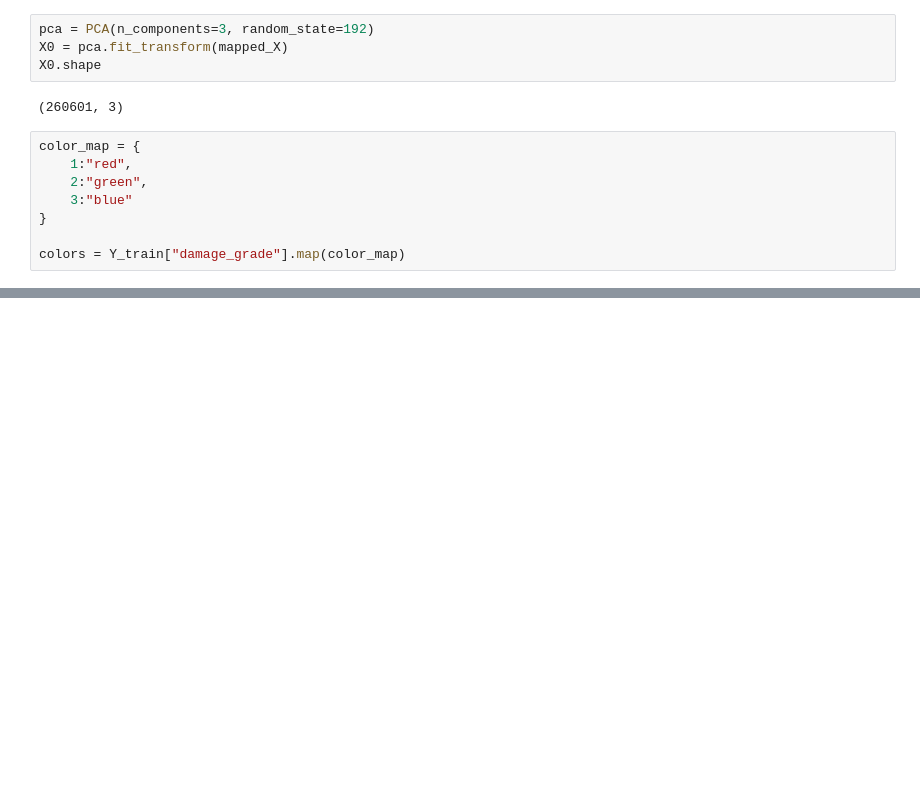
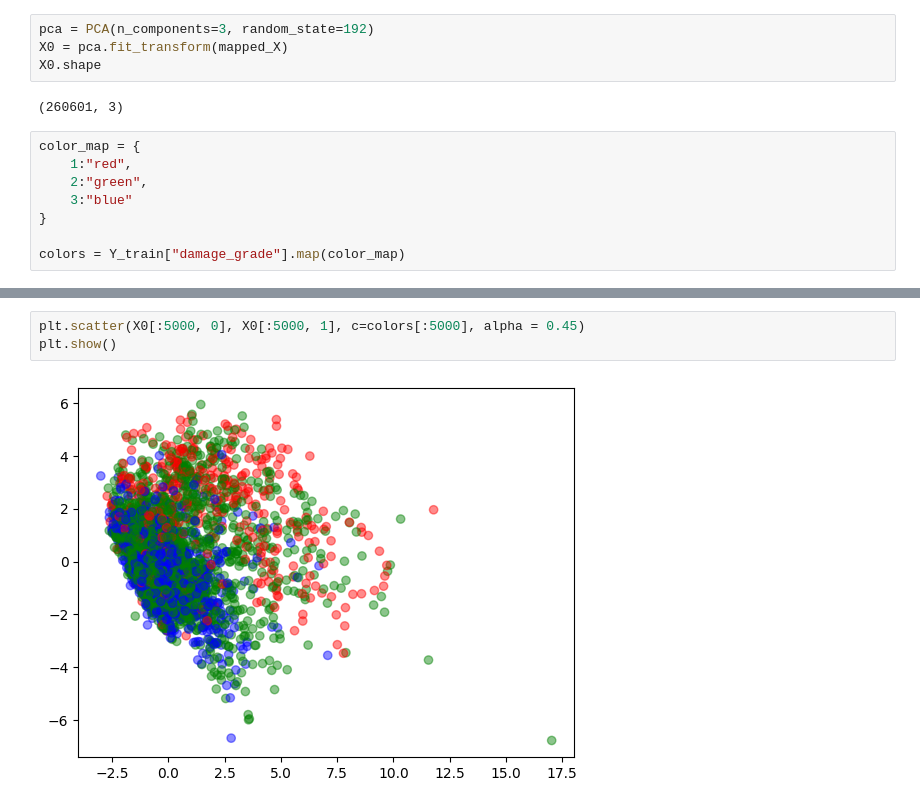
Before and after one commit to anbit192/earthquake, a Jupyter notebook: eathquake_visualize.ipynb, the cells around one changed output, grey strips where cells are left out. Cells and saved outputs as stored; diff of their text form; blank space fills up the shorter version.

```diff
--- a/eathquake_visualize.ipynb
+++ b/eathquake_visualize.ipynb
@@ -63,0 +65,5 @@ plt.show()
+# %%
+plt.scatter(X0[:5000, 0], X0[:5000, 1], c=colors[:5000], alpha = 0.45)
+plt.show()
+# %% [output]
+[figure, added]
```
Also changed, not shown: parts of 2 cells of this notebook, 2 other files.
